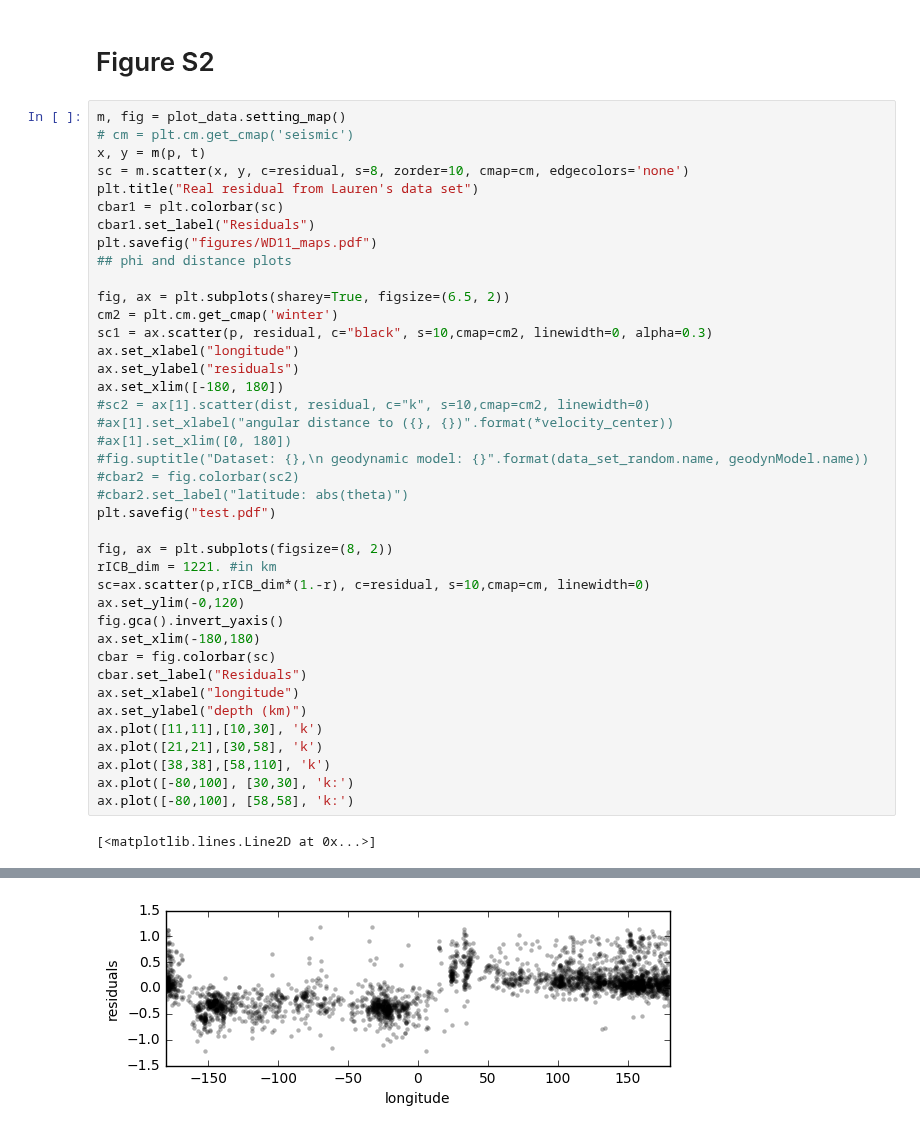
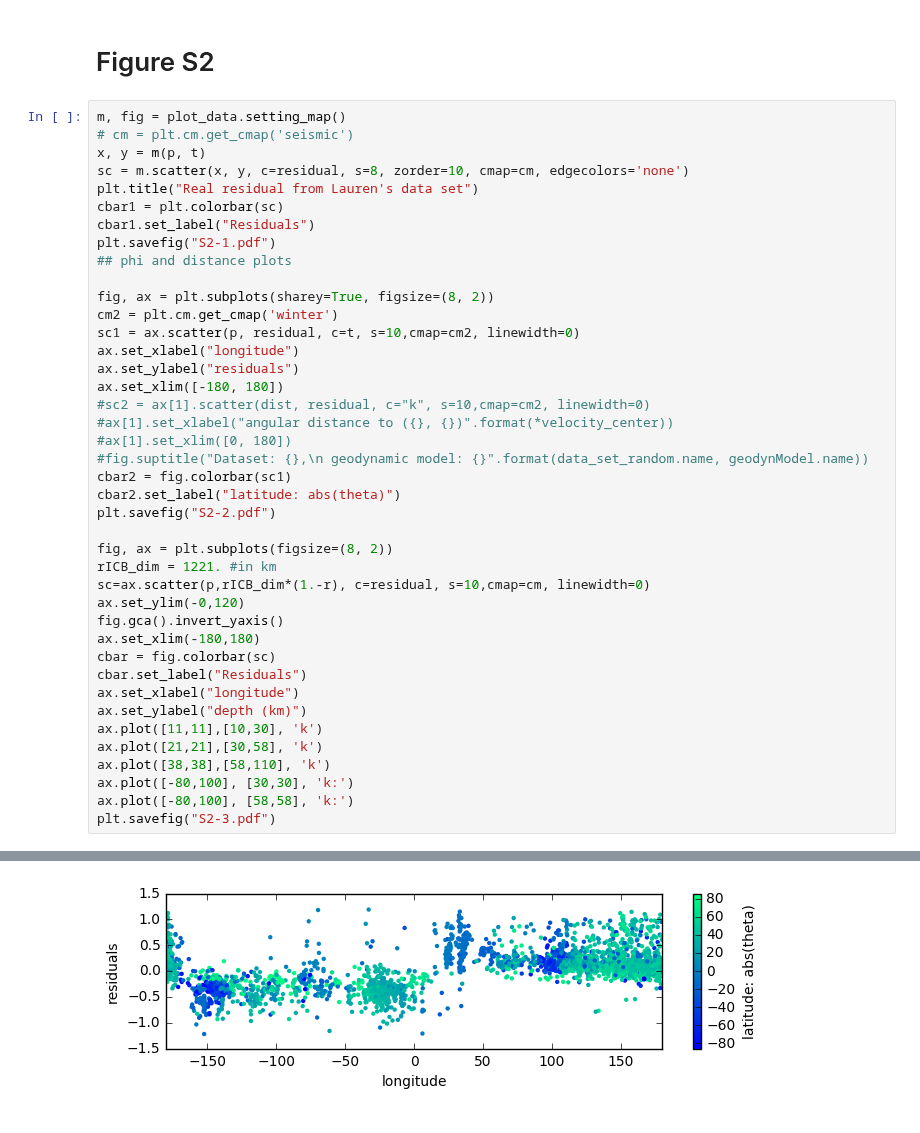
Before and after one commit to MarineLasbleis/GrowYourIC, a Jupyter notebook: notebooks/SupplMaterials_S1_S2.ipynb, the cells around one changed output, grey strips where cells are left out. Drawn from its saved outputs; the diff is of its cells as text.

Commit message:
update notebooks -- names now with figure numbers in associated paper.

```diff
--- a/notebooks/SupplMaterials_S1_S2.ipynb
+++ b/notebooks/SupplMaterials_S1_S2.ipynb
@@ -76,40 +75,40 @@ sc = m.scatter(x, y, c=residual, s=8, zorder=10, cmap=cm, edgecolors='none')
 plt.title("Real residual from Lauren's data set")
 cbar1 = plt.colorbar(sc)
 cbar1.set_label("Residuals")
-plt.savefig("figures/WD11_maps.pdf")
+plt.savefig("S2-1.pdf")
 ## phi and distance plots
 
-fig, ax = plt.subplots(sharey=True, figsize=(6.5, 2))
+fig, ax = plt.subplots(sharey=True, figsize=(8, 2))
 cm2 = plt.cm.get_cmap('winter')
-sc1 = ax.scatter(p, residual, c="black", s=10,cmap=cm2, linewidth=0, alpha=0.3)
+sc1 = ax.scatter(p, residual, c=t, s=10,cmap=cm2, linewidth=0)
 ax.set_xlabel("longitude")
 ax.set_ylabel("residuals")
 ax.set_xlim([-180, 180])
 #sc2 = ax[1].scatter(dist, residual, c="k", s=10,cmap=cm2, linewidth=0)
 #ax[1].set_xlabel("angular distance to ({}, {})".format(*velocity_center))
 #ax[1].set_xlim([0, 180])
 #fig.suptitle("Dataset: {},\n geodynamic model: {}".format(data_set_random.name, geodynModel.name))
-#cbar2 = fig.colorbar(sc2)
-#cbar2.set_label("latitude: abs(theta)")
-plt.savefig("test.pdf")
+cbar2 = fig.colorbar(sc1)
+cbar2.set_label("latitude: abs(theta)")
+plt.savefig("S2-2.pdf")
 
 fig, ax = plt.subplots(figsize=(8, 2))
 rICB_dim = 1221. #in km
 sc=ax.scatter(p,rICB_dim*(1.-r), c=residual, s=10,cmap=cm, linewidth=0)
 ax.set_ylim(-0,120)
 fig.gca().invert_yaxis()
 ax.set_xlim(-180,180)
 cbar = fig.colorbar(sc)
 cbar.set_label("Residuals")
 ax.set_xlabel("longitude")
 ax.set_ylabel("depth (km)")
 ax.plot([11,11],[10,30], 'k')
 ax.plot([21,21],[30,58], 'k')
 ax.plot([38,38],[58,110], 'k')
 ax.plot([-80,100], [30,30], 'k:')
 ax.plot([-80,100], [58,58], 'k:')
+plt.savefig("S2-3.pdf")
 # %% [output]
-[<matplotlib.lines.Line2D at 0x...>]
 [figure]
-[figure, old version]
+[figure, new version]
 [figure]
```
Also changed, not shown: parts of 1 cell of this notebook, 1 other file.
